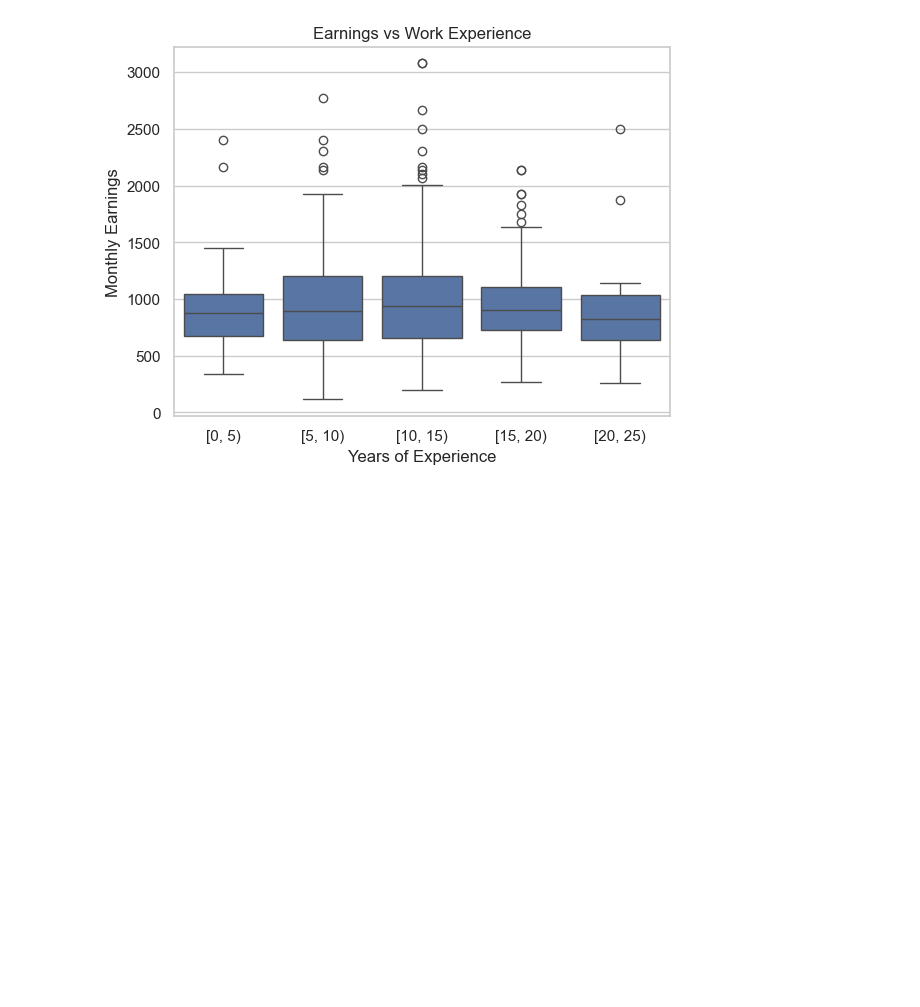
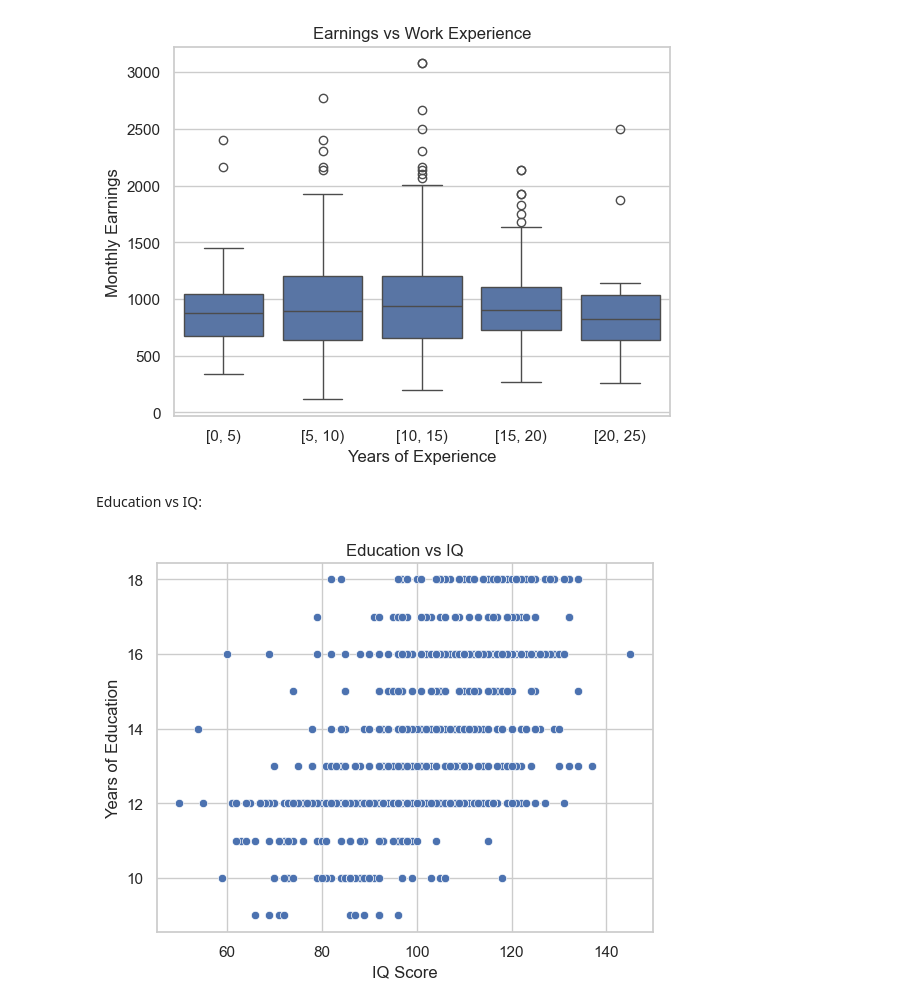
Before and after one commit to HamidOstadi/LSE_SPP_PP455, a Jupyter notebook: Exercise2_LinearRegression.ipynb, the cells around one changed output. Saved outputs shown, nothing was run; the diff lists cells and outputs as text; code cells hidden in the pictures; blank space fills up the shorter version.

```diff
--- a/Exercise2_LinearRegression.ipynb
+++ b/Exercise2_LinearRegression.ipynb
@@ -113,3 +128,13 @@ plt.ylabel("Monthly Earnings")
 plt.show()
 # %% [output]
 [figure]
+# %% [markdown]
+Education vs IQ:
+# %%
+sns.scatterplot(x='IQ', y='educ', data=df)
+plt.title("Education vs IQ")
+plt.xlabel("IQ Score")
+plt.ylabel("Years of Education")
+plt.show()
+# %% [output]
+[figure, added]
```
Also changed, not shown: parts of 2 cells of this notebook.
